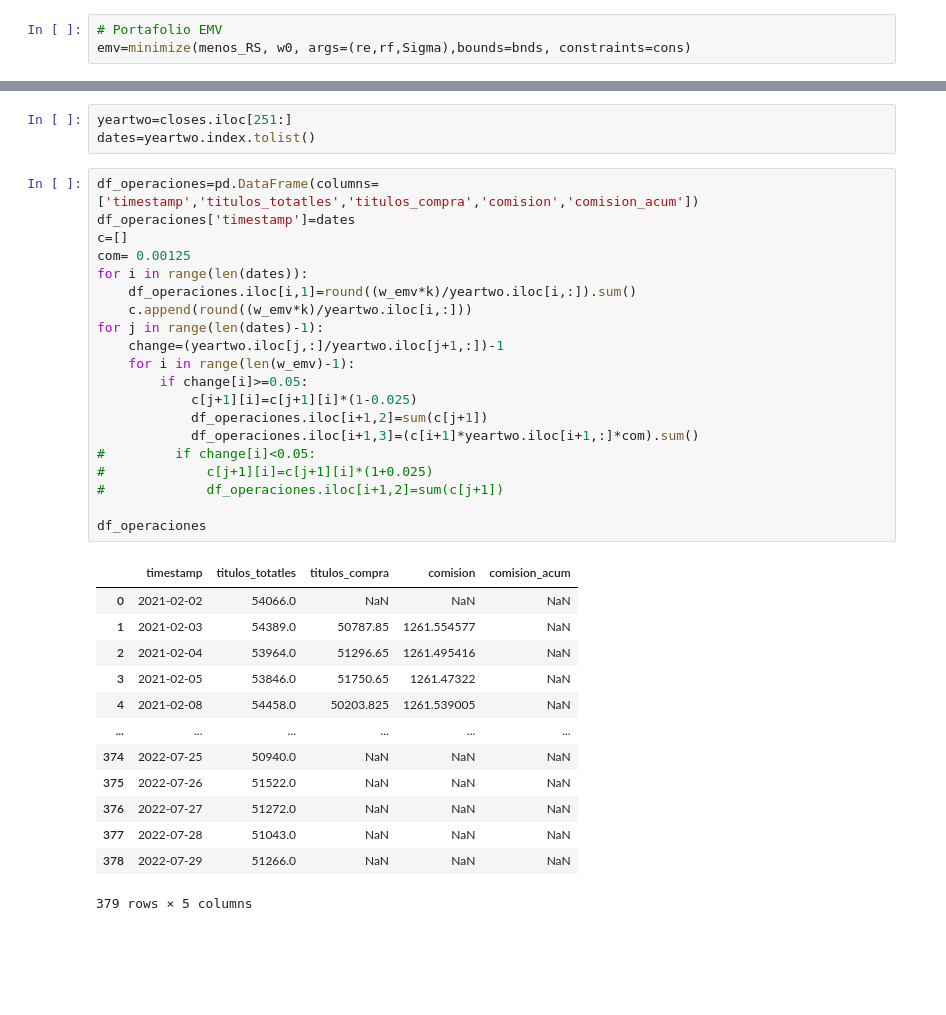
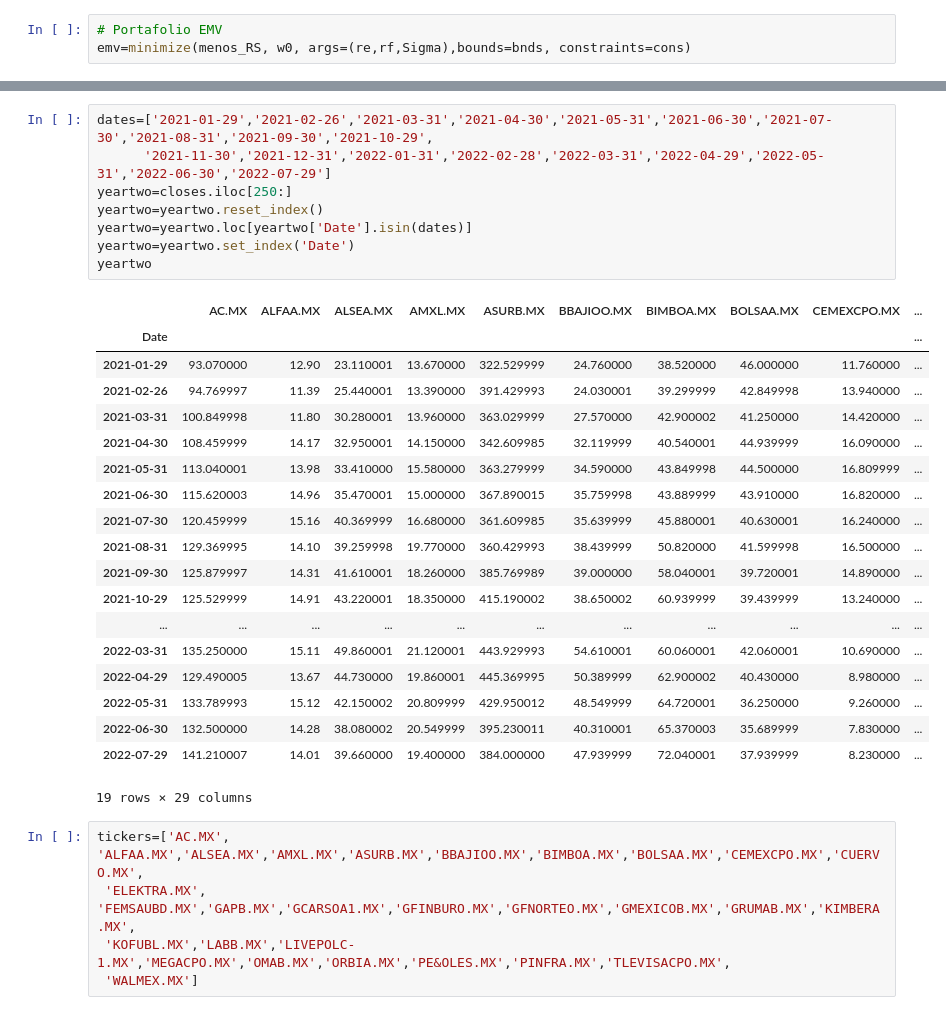
Before and after one commit to FridaHernandezL/Laboratorio1_MyST, a Jupyter notebook: Activas_Borrador.ipynb, the cells around one changed output, grey strips where cells are left out. Drawn from its saved outputs; the diff is of its cells as text; blank space fills up the shorter version.

```diff
--- a/Activas_Borrador.ipynb
+++ b/Activas_Borrador.ipynb
@@ -212,37 +199,33 @@ df_activa
-# %%
-yeartwo=closes.iloc[251:]
-dates=yeartwo.index.tolist()
-# %%
-df_operaciones=pd.DataFrame(columns=['timestamp','titulos_totatles','titulos_compra','comision','comision_acum'])
-df_operaciones['timestamp']=dates
-c=[]
-com= 0.00125
-for i in range(len(dates)):
-    df_operaciones.iloc[i,1]=round((w_emv*k)/yeartwo.iloc[i,:]).sum()
-    c.append(round((w_emv*k)/yeartwo.iloc[i,:]))
-for j in range(len(dates)-1):
-    change=(yeartwo.iloc[j,:]/yeartwo.iloc[j+1,:])-1
-    for i in range(len(w_emv)-1):
-        if change[i]>=0.05:
-            c[j+1][i]=c[j+1][i]*(1-0.025)
-            df_operaciones.iloc[i+1,2]=sum(c[j+1])
-            df_operaciones.iloc[i+1,3]=(c[i+1]*yeartwo.iloc[i+1,:]*com).sum()
-#         if change[i]<0.05:
-#             c[j+1][i]=c[j+1][i]*(1+0.025)
-#             df_operaciones.iloc[i+1,2]=sum(c[j+1])
-
-df_operaciones
-# %% [output]
-|  | timestamp | titulos_totatles | titulos_compra | comision | comision_acum |
-| 0 | 2021-02-02 | 54066.0 | NaN | NaN | NaN |
-| 1 | 2021-02-03 | 54389.0 | 50787.85 | 1261.554577 | NaN |
-| 2 | 2021-02-04 | 53964.0 | 51296.65 | 1261.495416 | NaN |
-| 3 | 2021-02-05 | 53846.0 | 51750.65 | 1261.47322 | NaN |
-| 4 | 2021-02-08 | 54458.0 | 50203.825 | 1261.539005 | NaN |
-| ... | ... | ... | ... | ... | ... |
-| 374 | 2022-07-25 | 50940.0 | NaN | NaN | NaN |
-| 375 | 2022-07-26 | 51522.0 | NaN | NaN | NaN |
-| 376 | 2022-07-27 | 51272.0 | NaN | NaN | NaN |
-| 377 | 2022-07-28 | 51043.0 | NaN | NaN | NaN |
-| 378 | 2022-07-29 | 51266.0 | NaN | NaN | NaN |
-379 rows × 5 columns
+# %%
+dates=['2021-01-29','2021-02-26','2021-03-31','2021-04-30','2021-05-31','2021-06-30','2021-07-30','2021-08-31','2021-09-30','2021-10-29',
+      '2021-11-30','2021-12-31','2022-01-31','2022-02-28','2022-03-31','2022-04-29','2022-05-31','2022-06-30','2022-07-29']
+yeartwo=closes.iloc[250:]
+yeartwo=yeartwo.reset_index()
+yeartwo=yeartwo.loc[yeartwo['Date'].isin(dates)]
+yeartwo=yeartwo.set_index('Date')
+yeartwo
+# %% [output]
+|  | AC.MX | ALFAA.MX | ALSEA.MX | AMXL.MX | ASURB.MX | BBAJIOO.MX | BIMBOA.MX | BOLSAA.MX | CEMEXCPO.MX | ... |
+| Date |  |  |  |  |  |  |  |  |  | ... |
+| 2021-01-29 | 93.070000 | 12.90 | 23.110001 | 13.670000 | 322.529999 | 24.760000 | 38.520000 | 46.000000 | 11.760000 | ... |
+| 2021-02-26 | 94.769997 | 11.39 | 25.440001 | 13.390000 | 391.429993 | 24.030001 | 39.299999 | 42.849998 | 13.940000 | ... |
+| 2021-03-31 | 100.849998 | 11.80 | 30.280001 | 13.960000 | 363.029999 | 27.570000 | 42.900002 | 41.250000 | 14.420000 | ... |
+| 2021-04-30 | 108.459999 | 14.17 | 32.950001 | 14.150000 | 342.609985 | 32.119999 | 40.540001 | 44.939999 | 16.090000 | ... |
+| 2021-05-31 | 113.040001 | 13.98 | 33.410000 | 15.580000 | 363.279999 | 34.590000 | 43.849998 | 44.500000 | 16.809999 | ... |
+| 2021-06-30 | 115.620003 | 14.96 | 35.470001 | 15.000000 | 367.890015 | 35.759998 | 43.889999 | 43.910000 | 16.820000 | ... |
+| 2021-07-30 | 120.459999 | 15.16 | 40.369999 | 16.680000 | 361.609985 | 35.639999 | 45.880001 | 40.630001 | 16.240000 | ... |
+| 2021-08-31 | 129.369995 | 14.10 | 39.259998 | 19.770000 | 360.429993 | 38.439999 | 50.820000 | 41.599998 | 16.500000 | ... |
+| 2021-09-30 | 125.879997 | 14.31 | 41.610001 | 18.260000 | 385.769989 | 39.000000 | 58.040001 | 39.720001 | 14.890000 | ... |
+| 2021-10-29 | 125.529999 | 14.91 | 43.220001 | 18.350000 | 415.190002 | 38.650002 | 60.939999 | 39.439999 | 13.240000 | ... |
+| ... | ... | ... | ... | ... | ... | ... | ... | ... | ... | ... |
+| 2022-03-31 | 135.250000 | 15.11 | 49.860001 | 21.120001 | 443.929993 | 54.610001 | 60.060001 | 42.060001 | 10.690000 | ... |
+| 2022-04-29 | 129.490005 | 13.67 | 44.730000 | 19.860001 | 445.369995 | 50.389999 | 62.900002 | 40.430000 | 8.980000 | ... |
+| 2022-05-31 | 133.789993 | 15.12 | 42.150002 | 20.809999 | 429.950012 | 48.549999 | 64.720001 | 36.250000 | 9.260000 | ... |
+| 2022-06-30 | 132.500000 | 14.28 | 38.080002 | 20.549999 | 395.230011 | 40.310001 | 65.370003 | 35.689999 | 7.830000 | ... |
+| 2022-07-29 | 141.210007 | 14.01 | 39.660000 | 19.400000 | 384.000000 | 47.939999 | 72.040001 | 37.939999 | 8.230000 | ... |
+19 rows × 29 columns
+# %%
+tickers=['AC.MX', 'ALFAA.MX','ALSEA.MX','AMXL.MX','ASURB.MX','BBAJIOO.MX','BIMBOA.MX','BOLSAA.MX','CEMEXCPO.MX','CUERVO.MX',
+ 'ELEKTRA.MX', 'FEMSAUBD.MX','GAPB.MX','GCARSOA1.MX','GFINBURO.MX','GFNORTEO.MX','GMEXICOB.MX','GRUMAB.MX','KIMBERA.MX',
+ 'KOFUBL.MX','LABB.MX','LIVEPOLC-1.MX','MEGACPO.MX','OMAB.MX','ORBIA.MX','PE&OLES.MX','PINFRA.MX','TLEVISACPO.MX',
+ 'WALMEX.MX']
```
Also changed, not shown: parts of 15 cells of this notebook, 5 other files.
